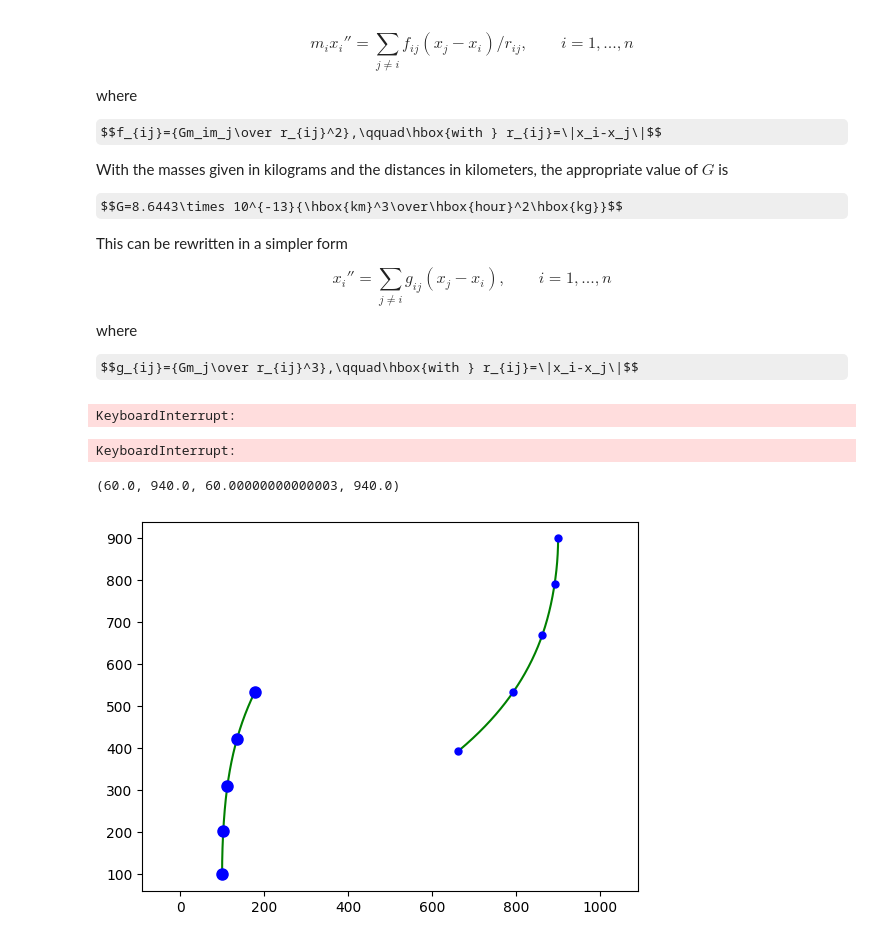
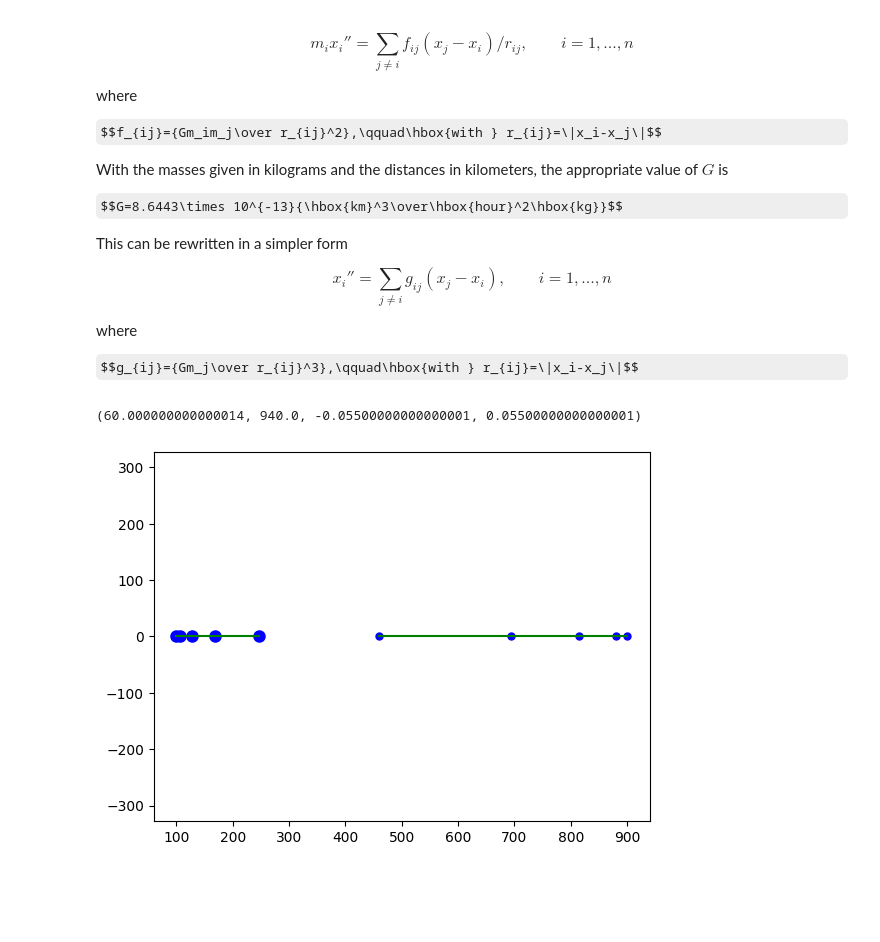
Before and after one commit to ericbrec/BSpy, a Jupyter notebook: examples/nBody.ipynb, the cells around one changed output. Saved outputs shown, nothing was run; the diff lists cells and outputs as text; code cells hidden in the pictures; some formulas as TeX source; blank space fills up the shorter version.

```diff
--- a/examples/nBody.ipynb
+++ b/examples/nBody.ipynb
@@ -47,38 +50,36 @@ def nBodyF(t, u):
     return rhs, jacobian
+# %%
+nBody = 2
+nDim = 1
+mass = np.array([3.0e+19, 1.0e+19])
+finalTime = 4.0
+mass = np.array([3.0e+19, 1.0e+19])
+u = [0.0, 0.0, finalTime, finalTime]
+data = np.array([[100.0, 900.0], [0.0, 0.0],
+                 [900.0, 100.0], [0.0, 0.0]]).T
+initialGuess = bspy.Spline.least_squares(u, data)
+solution = initialGuess.solve_ode(2, 0, nBodyF, 1.0e-4, (nBody, nDim, mass))
+# %%
+pValues = np.linspace(0.0, 4.0, 5)
+tValues = np.linspace(pValues[0], pValues[-1], 101)
+x1Points, x2Points = solution(pValues)
+x1Values, x2Values = solution(tValues)
+plt.plot(x1Points, np.zeros(len(x1Points)), 'b', marker = 'o', markersize = 8, linestyle = "")
+plt.plot(x2Points, np.zeros(len(x2Points)), 'b', marker = 'o', markersize = 5, linestyle = "")
+plt.plot(x1Values, np.zeros(len(x1Values)), 'g')
+plt.plot(x2Values, np.zeros(len(x2Values)), 'g')
+plt.axis('equal')
+# %% [output]
+(60.000000000000014, 940.0, -0.05500000000000001, 0.05500000000000001)
+[figure, added]
 # %%
 nBody = 2
 nDim = 2
-finalTime = 4.0
+mass = np.array([3.0e+19, 1.0e+19])
+finalTime = 20.0
 mass = np.array([3.0e+19, 1.0e+19])
 u = [0.0, 0.0, finalTime, finalTime]
-data = np.array([[100.0, 100.0, 900.0, 900.0], [0.0, 100.0, 0.0, -100.0],
-                 [900.0, 100.0, 100.0, 900.0], [0.0, 0.0, 0.0, 0.0]]).T
+data = np.array([[100.0, 0.0, 900.0, 900.0], [0.0, 100.0, 0.0, -100.0],
+                 [900.0, 100.0, 0.0, 0.0], [0.0, 0.0, 0.0, 0.0]]).T
 initialGuess = bspy.Spline.least_squares(u, data)
-solution = initialGuess.solve_ODE(2, 0, nBodyF)
+solution = initialGuess.solve_ode(2, 0, nBodyF, 1.0e-4, (nBody, nDim, mass))
-# %% [output]
-KeyboardInterrupt:
-# %%
-def ivpf(t, u):
-    smallerU = u[0 : 8 : 2]
-    passU = np.array([smallerU, smallerU]).reshape((4, 2))
-    keepU = u[1 : 8 : 2]
-    F, F_u = nBodyF(t, passU)
-    biggerF = np.array([[u, FValue] for FValue, u in zip(F, keepU)]).reshape((8,))
-    return biggerF
-answer = scipy.integrate.solve_ivp(ivpf, [0.0, finalTime], [100.0, 0.0, 100.0, 100.0, 900.0, 0.0, 900.0, -100.0])
-print(answer)
-# %% [output]
-KeyboardInterrupt:
-# %%
-uValues = np.linspace(0.0, finalTime, 201)
-x1, y1, x2, y2 = solution(uValues)
-plt.plot(x1, y1, 'g')
-plt.plot(x2, y2, 'g')
-uHours = np.linspace(0.0, finalTime, int(finalTime) + 1)
-x1, y1, x2, y2 = solution(uHours)
-plt.plot(x1, y1, 'b', marker = 'o', markersize = 8, linestyle = "")
-plt.plot(x2, y2, 'b', marker = 'o', markersize = 5, linestyle = "")
-plt.axis('equal')
-# %% [output]
-(60.0, 940.0, 60.00000000000003, 940.0)
-[figure, removed]
```
Also changed, not shown: parts of 4 cells of this notebook, 4 other files.
